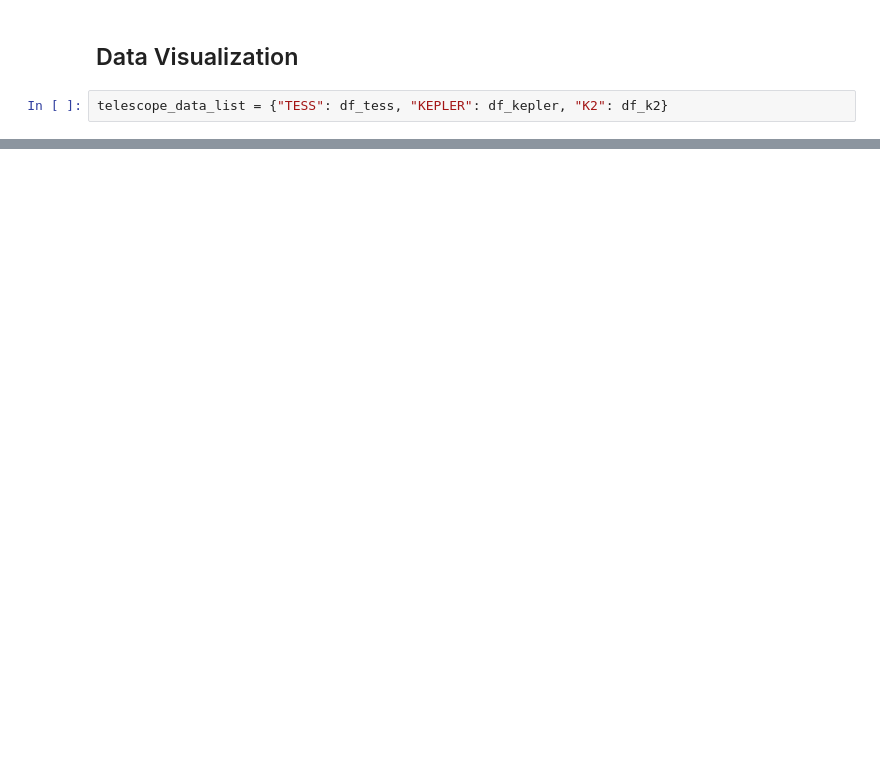
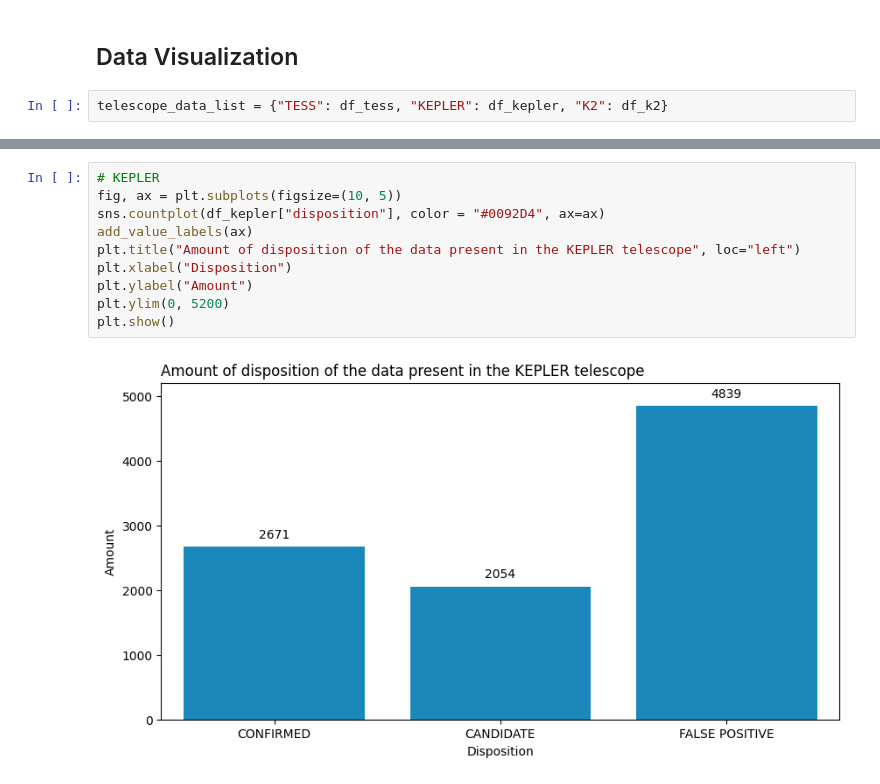
Before and after one commit to AlexCohenDambros/Exoplanet-Detection-Algorithm, a Jupyter notebook: preprocessing_curves.ipynb, the cells around one changed output, grey strips where cells are left out. Saved outputs shown, nothing was run; the diff lists cells and outputs as text; blank space fills up the shorter version.

```diff
--- a/preprocessing_curves.ipynb
+++ b/preprocessing_curves.ipynb
@@ -128,0 +178,12 @@ Percentage False Positives: 8.40%, Percentage Confirmed: 54.63%, Percentage of O
+# %%
+# KEPLER
+fig, ax = plt.subplots(figsize=(10, 5))
+sns.countplot(df_kepler["disposition"], color = "#0092D4", ax=ax)
+add_value_labels(ax)
+plt.title("Amount of disposition of the data present in the KEPLER telescope", loc="left")
+plt.xlabel("Disposition")
+plt.ylabel("Amount")
+plt.ylim(0, 5200)
+plt.show()
+# %% [output]
+[figure, added]
```
Also changed, not shown: parts of 16 cells of this notebook, 6 other files.
